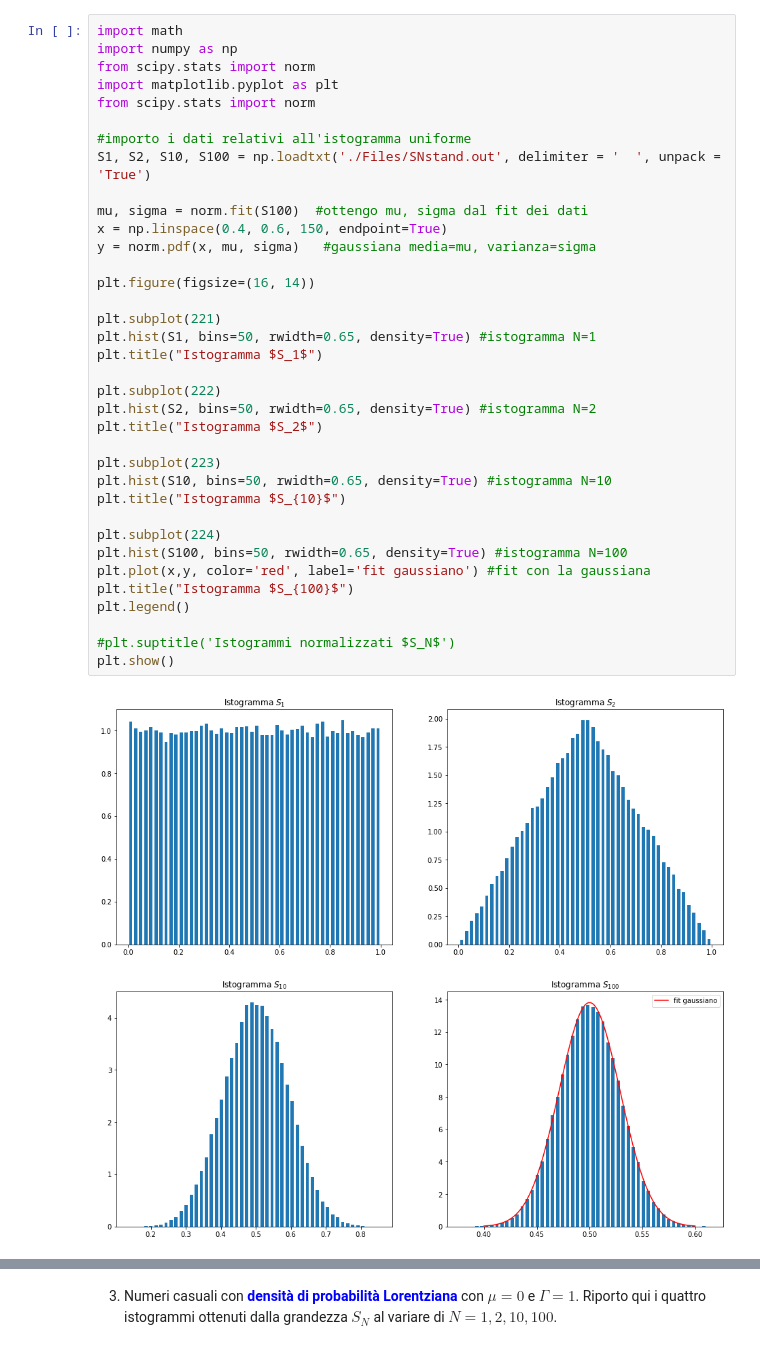
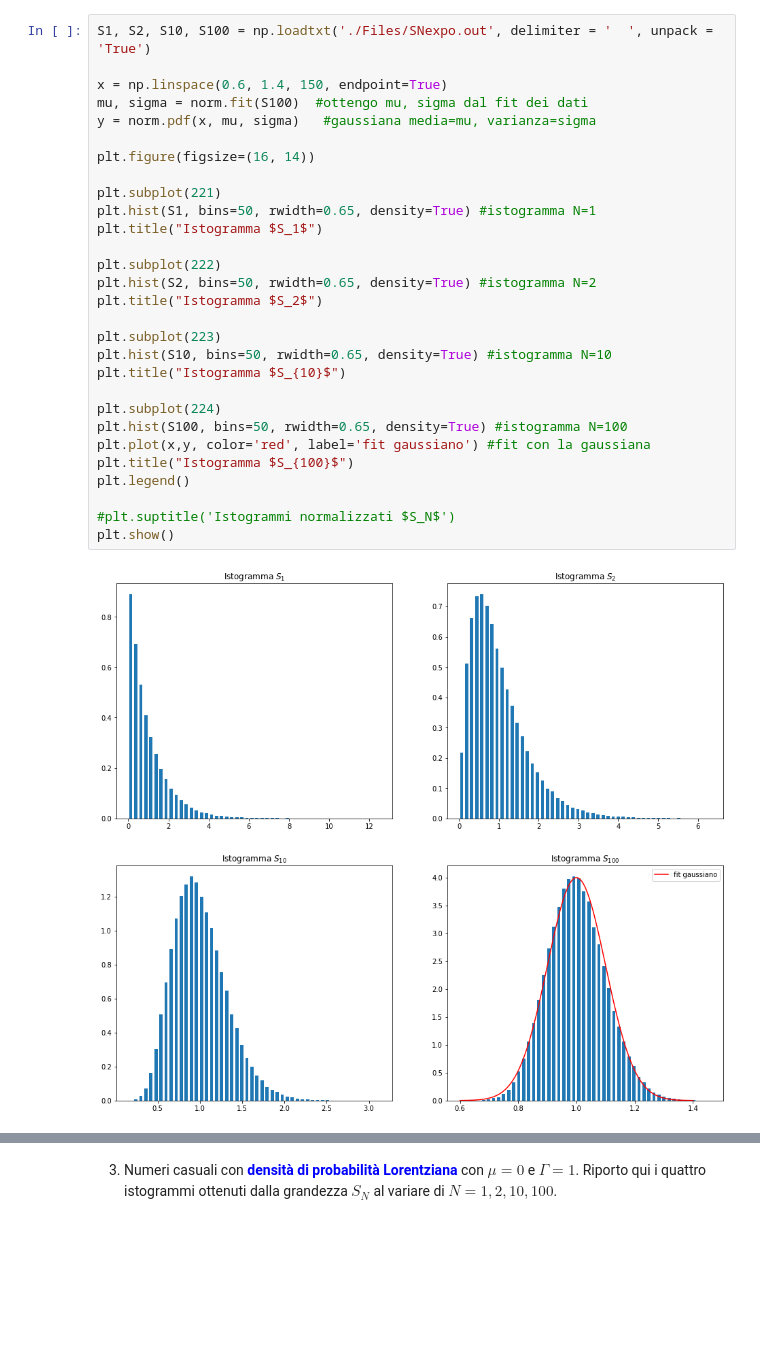
Before and after one commit to danidimic/NSL-exercise, a Jupyter notebook: LSN_Exercise_01/LSN_Exercise_01.ipynb, the cells around one changed output, grey strips where cells are left out. Drawn from its saved outputs; the diff is of its cells as text; blank space fills up the shorter version.

```diff
--- a/LSN_Exercise_01/LSN_Exercise_01.ipynb
+++ b/LSN_Exercise_01/LSN_Exercise_01.ipynb
@@ -118,38 +136,31 @@ Per ciascuna distribuzione e per ciascun valore di $N$ determino $M=10^4$ valori
 # %%
-import math
-import numpy as np
-from scipy.stats import norm
-import matplotlib.pyplot as plt
-from scipy.stats import norm
+S1, S2, S10, S100 = np.loadtxt('./Files/SNexpo.out', delimiter = '  ', unpack = 'True')
 
-#importo i dati relativi all'istogramma uniforme
-S1, S2, S10, S100 = np.loadtxt('./Files/SNstand.out', delimiter = '  ', unpack = 'True')
-
+x = np.linspace(0.6, 1.4, 150, endpoint=True)
 mu, sigma = norm.fit(S100)  #ottengo mu, sigma dal fit dei dati
-x = np.linspace(0.4, 0.6, 150, endpoint=True)
 y = norm.pdf(x, mu, sigma)   #gaussiana media=mu, varianza=sigma
 
 plt.figure(figsize=(16, 14))
 
 plt.subplot(221)
 plt.hist(S1, bins=50, rwidth=0.65, density=True) #istogramma N=1
 plt.title("Istogramma $S_1$")
 
 plt.subplot(222)
 plt.hist(S2, bins=50, rwidth=0.65, density=True) #istogramma N=2
 plt.title("Istogramma $S_2$")
 
 plt.subplot(223)
 plt.hist(S10, bins=50, rwidth=0.65, density=True) #istogramma N=10
 plt.title("Istogramma $S_{10}$")
 
 plt.subplot(224)
 plt.hist(S100, bins=50, rwidth=0.65, density=True) #istogramma N=100
 plt.plot(x,y, color='red', label='fit gaussiano') #fit con la gaussiana
 plt.title("Istogramma $S_{100}$")
 plt.legend()
 
 #plt.suptitle('Istogrammi normalizzati $S_N$')
 plt.show()
 # %% [output]
-[figure, old version]
+[figure, new version]
```
Also changed, not shown: parts of 30 cells of this notebook.
